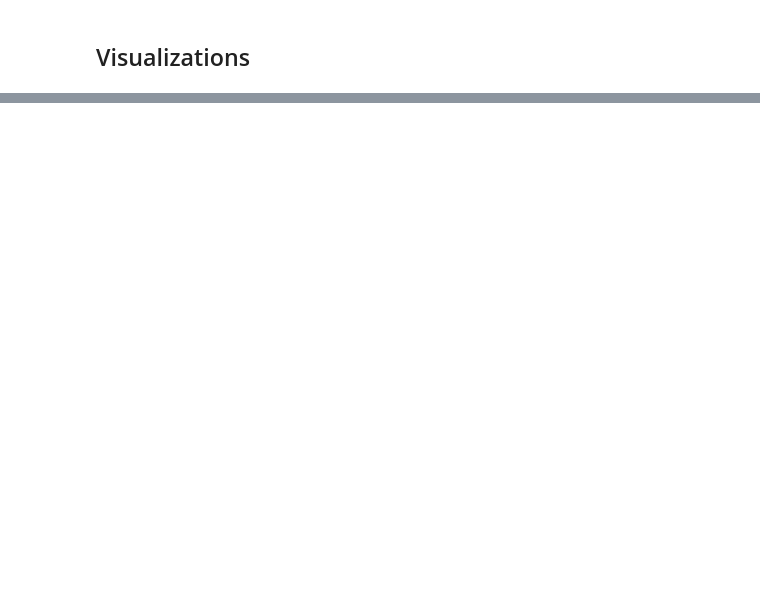
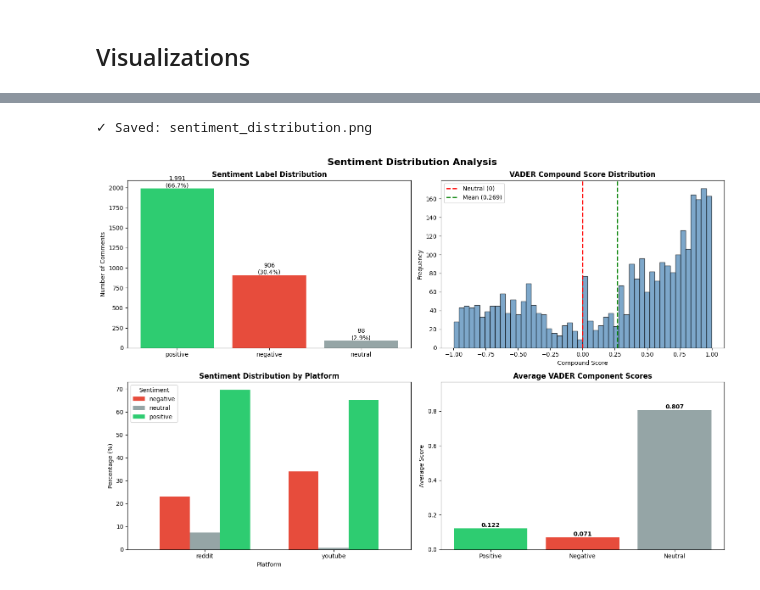
Before and after one commit to archishabhatt/AI_SentimentAnalysis, a Jupyter notebook: notebooks/ida_and_eda.ipynb, the cells around one changed output, grey strips where cells are left out. Saved outputs shown, nothing was run; the diff lists cells and outputs as text; code cells hidden in the pictures; blank space fills up the shorter version.

Commit message:
updated VADER pipeline

```diff
--- a/notebooks/ida_and_eda.ipynb
+++ b/notebooks/ida_and_eda.ipynb
@@ -15,4 +16,4 @@ from collections import Counter
 import warnings
 warnings.filterwarnings('ignore')
 # %%
-df = pd.read_csv('../data/df_cleaned.csv')
+df = pd.read_csv('../data/final_df.csv')
@@ -36,16 +35,8 @@ import re
 # %%
-# Visualization settings
-sns.set_style("whitegrid")
-plt.rcParams['figure.figsize'] = (14, 8)
-plt.rcParams['font.size'] = 11
-
-# Color palettes
-COLORS = {
-    'positive': '#2ecc71',
-    'neutral': '#95a5a6',
-    'negative': '#e74c3c',
-    'reddit': '#FF4500',
-    'youtube': '#FF0000'
-}
+# Set style
+plt.style.use('seaborn-v0_8-darkgrid')
+sns.set_palette("husl")
+plt.rcParams['figure.figsize'] = (12, 6)
+plt.rcParams['font.size'] = 10
 # %%
 df['created_at'] = pd.to_datetime(df['created_at'])
@@ -570,0 +145,59 @@ ValueError: Mime type rendering requires nbformat>=4.2.0 but it is not installed
+# %%
+fig, axes = plt.subplots(2, 2, figsize=(15, 10))
+fig.suptitle('Sentiment Distribution Analysis', fontsize=16, fontweight='bold')
+
+# 1. Sentiment Label Counts
+sentiment_counts = df['sentiment_label'].value_counts()
+colors = {'positive': '#2ecc71', 'neutral': '#95a5a6', 'negative': '#e74c3c'}
+ax = axes[0, 0]
+bars = ax.bar(sentiment_counts.index, sentiment_counts.values,
+              color=[colors[x] for x in sentiment_counts.index])
+ax.set_title('Sentiment Label Distribution', fontweight='bold')
+ax.set_ylabel('Number of Comments')
+for bar in bars:
+    height = bar.get_height()
+    ax.text(bar.get_x() + bar.get_width()/2., height,
+            f'{int(height):,}\n({height/len(df)*100:.1f}%)',
+            ha='center', va='bottom')
+
+# 2. VADER Compound Score Distribution
+ax = axes[0, 1]
+ax.hist(df['sentiment_compound'], bins=50, color='steelblue', edgecolor='black', alpha=0.7)
+ax.axvline(0, color='red', linestyle='--', linewidth=2, label='Neutral (0)')
+ax.axvline(df['sentiment_compound'].mean(), color='green', linestyle='--',
+           linewidth=2, label=f'Mean ({df["sentiment_compound"].mean():.3f})')
+ax.set_title('VADER Compound Score Distribution', fontweight='bold')
+ax.set_xlabel('Compound Score')
+ax.set_ylabel('Frequency')
+ax.legend()
+
+# 3. Sentiment by Platform
+ax = axes[1, 0]
+sentiment_platform = pd.crosstab(df['source'], df['sentiment_label'], normalize='index') * 100
+sentiment_platform.plot(kind='bar', ax=ax, color=[colors[x] for x in sentiment_platform.columns],
+                       rot=0, width=0.7)
+ax.set_title('Sentiment Distribution by Platform', fontweight='bold')
+ax.set_xlabel('Platform')
+ax.set_ylabel('Percentage (%)')
+ax.legend(title='Sentiment')
+
+# 4. VADER Component Scores
+ax = axes[1, 1]
+vader_scores = df[['sentiment_positive', 'sentiment_negative', 'sentiment_neutral']].mean()
+bars = ax.bar(['Positive', 'Negative', 'Neutral'], vader_scores.values,
+              color=['#2ecc71', '#e74c3c', '#95a5a6'])
+ax.set_title('Average VADER Component Scores', fontweight='bold')
+ax.set_ylabel('Average Score')
+ax.set_ylim(0, max(vader_scores.values) * 1.2)
+for bar in bars:
+    height = bar.get_height()
+    ax.text(bar.get_x() + bar.get_width()/2., height,
+            f'{height:.3f}', ha='center', va='bottom', fontweight='bold')
+
+plt.tight_layout()
+# plt.savefig('../figures/sentiment_distribution.png', dpi=300, bbox_inches='tight')
+print("✓ Saved: sentiment_distribution.png")
+plt.show()
+# %% [output]
+✓ Saved: sentiment_distribution.png
+[figure, added]
```
Also changed, not shown: parts of 12 cells of this notebook, 8 other files.
